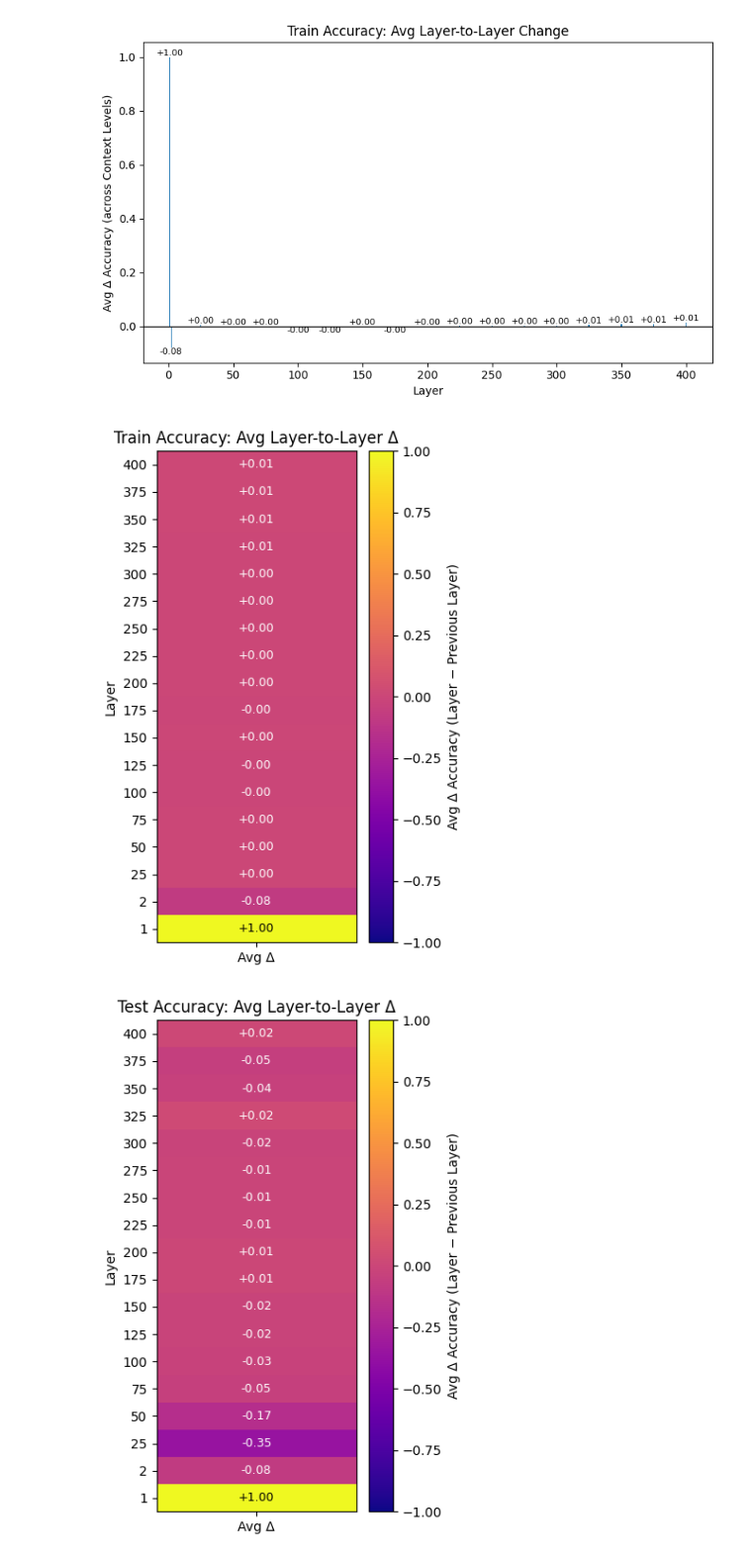
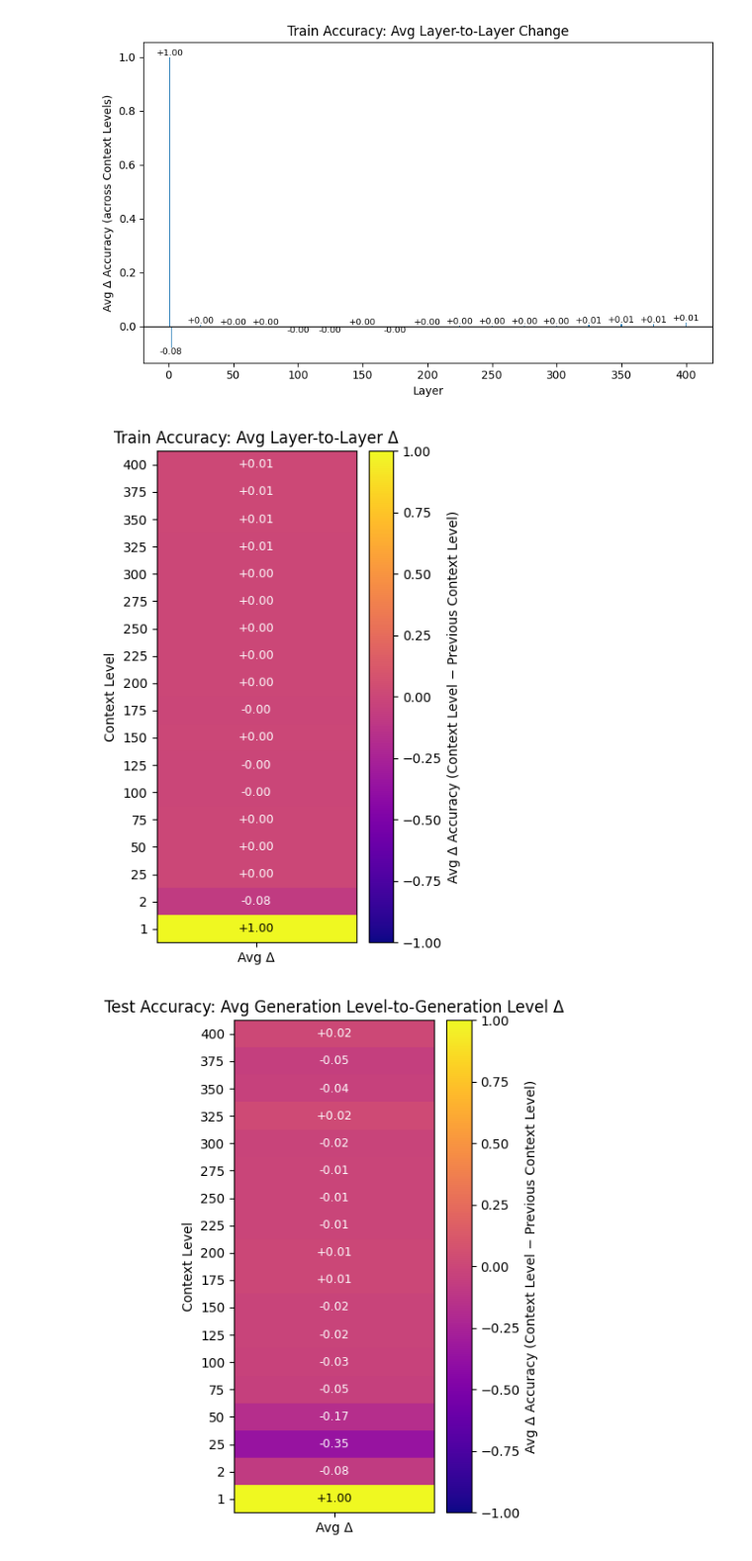
Before and after one commit to a-murali/clustering-code, a Jupyter notebook: llamatales-xgboost-ii/generation_level_diff.ipynb, the cells around one changed output. Shown at 99% size. Cells and saved outputs as stored; diff of their text form; code cells hidden in the pictures.

Commit message:
finished feature importance analysis and final plots

```diff
--- a/llamatales-xgboost-ii/generation_level_diff.ipynb
+++ b/llamatales-xgboost-ii/generation_level_diff.ipynb
@@ -183,7 +183,7 @@ def plot_single_column_heatmap(avg_diff, title, fmt="+.2f", cmap="plasma"):
         vmax=vmax
     )
 
-    plt.colorbar(im, label="Avg Δ Accuracy (Layer − Previous Layer)")
+    plt.colorbar(im, label="Avg Δ Accuracy (Context Level − Previous Context Level)")
 
     plt.xticks([0], ["Avg Δ"])
     plt.yticks(
@@ -205,7 +205,7 @@ def plot_single_column_heatmap(avg_diff, title, fmt="+.2f", cmap="plasma"):
             )
 
     plt.xlabel("")
-    plt.ylabel("Layer")
+    plt.ylabel("Context Level")
     plt.title(title)
     plt.tight_layout()
     plt.show()
@@ -228,17 +228,17 @@ plot_single_column_heatmap(
     "Train Accuracy: Avg Layer-to-Layer Δ"
 )
 # %% [output]
-[figure, old version]
+[figure, new version]
 # %%
 test_diff = context_diff_pivot_from_zero(df, "Test_Accuracy")
 test_avg_diff = test_diff.mean(axis=0)
 
 plot_single_column_heatmap(
     test_avg_diff,
-    "Test Accuracy: Avg Layer-to-Layer Δ"
+    "Test Accuracy: Avg Generation Level-to-Generation Level Δ"
 )
 # %% [output]
-[figure, old version]
+[figure, new version]
 # %%
 for col in train_prompt_cols:
     prompt_id = col.split("_")[1]
```
Also changed, not shown: parts of 2 cells of this notebook, 25 other files.
